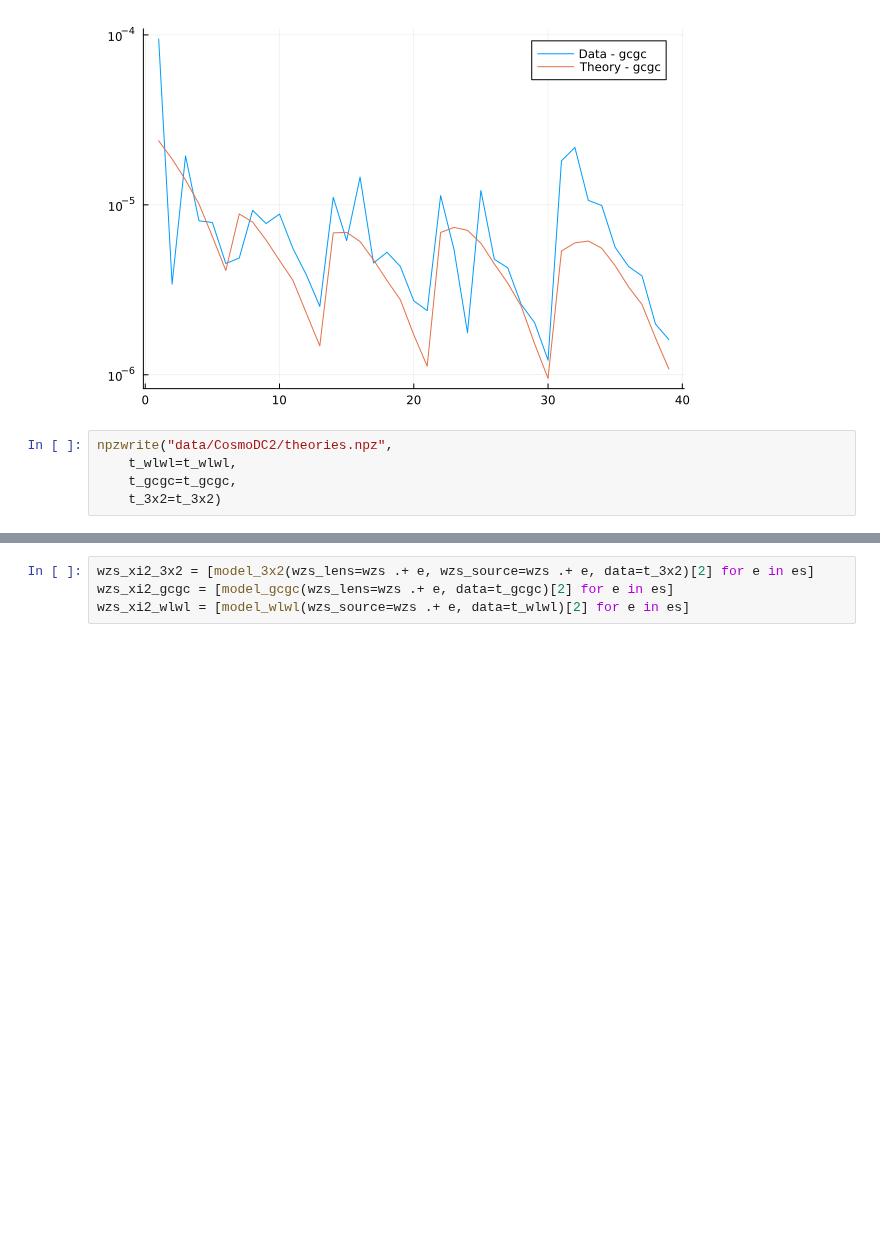
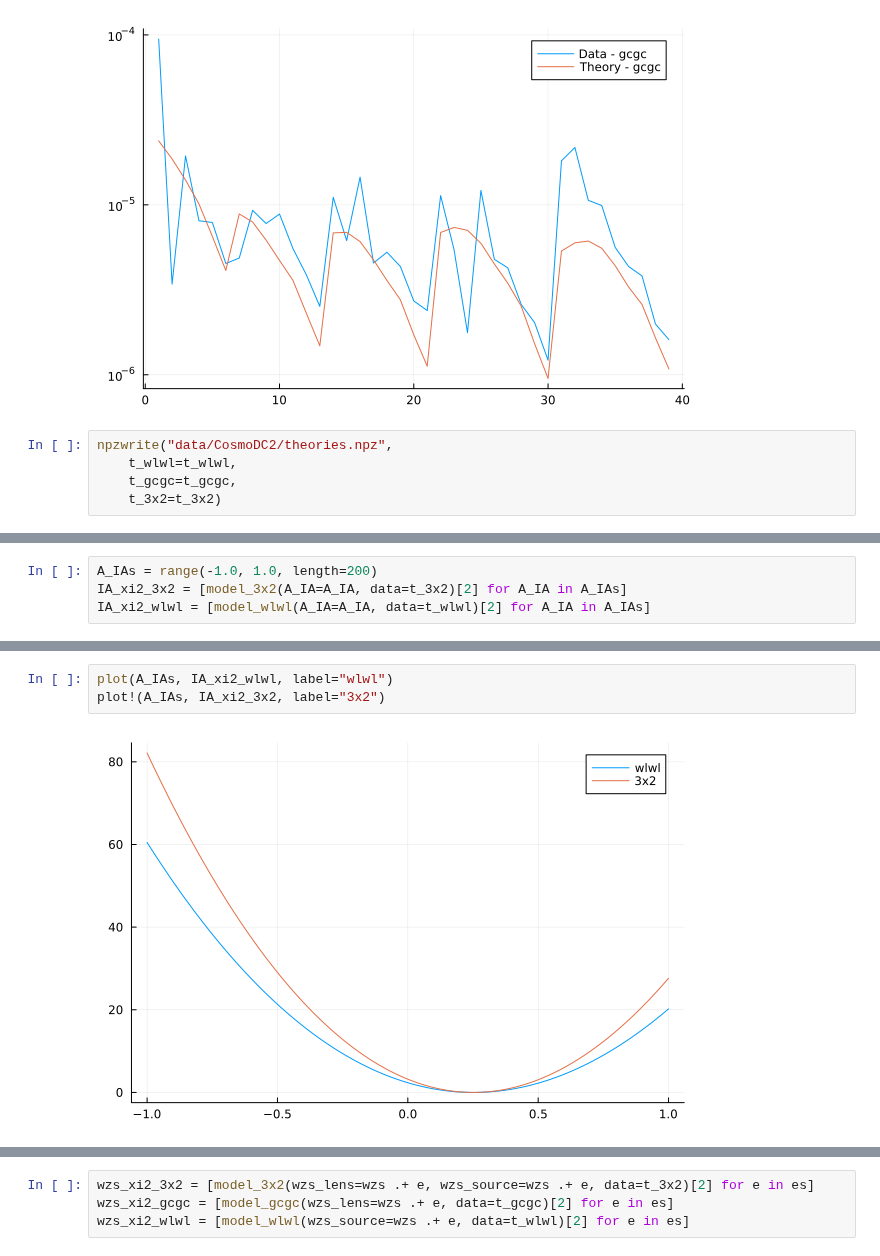
Before and after one commit to JaimeRZP/3x2_analytical, a Jupyter notebook: make_data.ipynb, the cells around one changed output, grey strips where cells are left out. Saved outputs shown, nothing was run; the diff lists cells and outputs as text; blank space fills up the shorter version.

```diff
--- a/make_data.ipynb
+++ b/make_data.ipynb
@@ -476,0 +503,4 @@ npzwrite("data/CosmoDC2/theories.npz",
+# %%
+A_IAs = range(-1.0, 1.0, length=200)
+IA_xi2_3x2 = [model_3x2(A_IA=A_IA, data=t_3x2)[2] for A_IA in A_IAs]
+IA_xi2_wlwl = [model_wlwl(A_IA=A_IA, data=t_wlwl)[2] for A_IA in A_IAs]
@@ -477,3 +525,8 @@ npzwrite("data/CosmoDC2/theories.npz",
+# %%
+plot(A_IAs, IA_xi2_wlwl, label="wlwl")
+plot!(A_IAs, IA_xi2_3x2, label="3x2")
+# %% [output]
+[figure, added]
 # %%
 dzs = zeros(5)
 wzs = ones(5)
```
Also changed, not shown: parts of 10 cells of this notebook, 3 other files.
